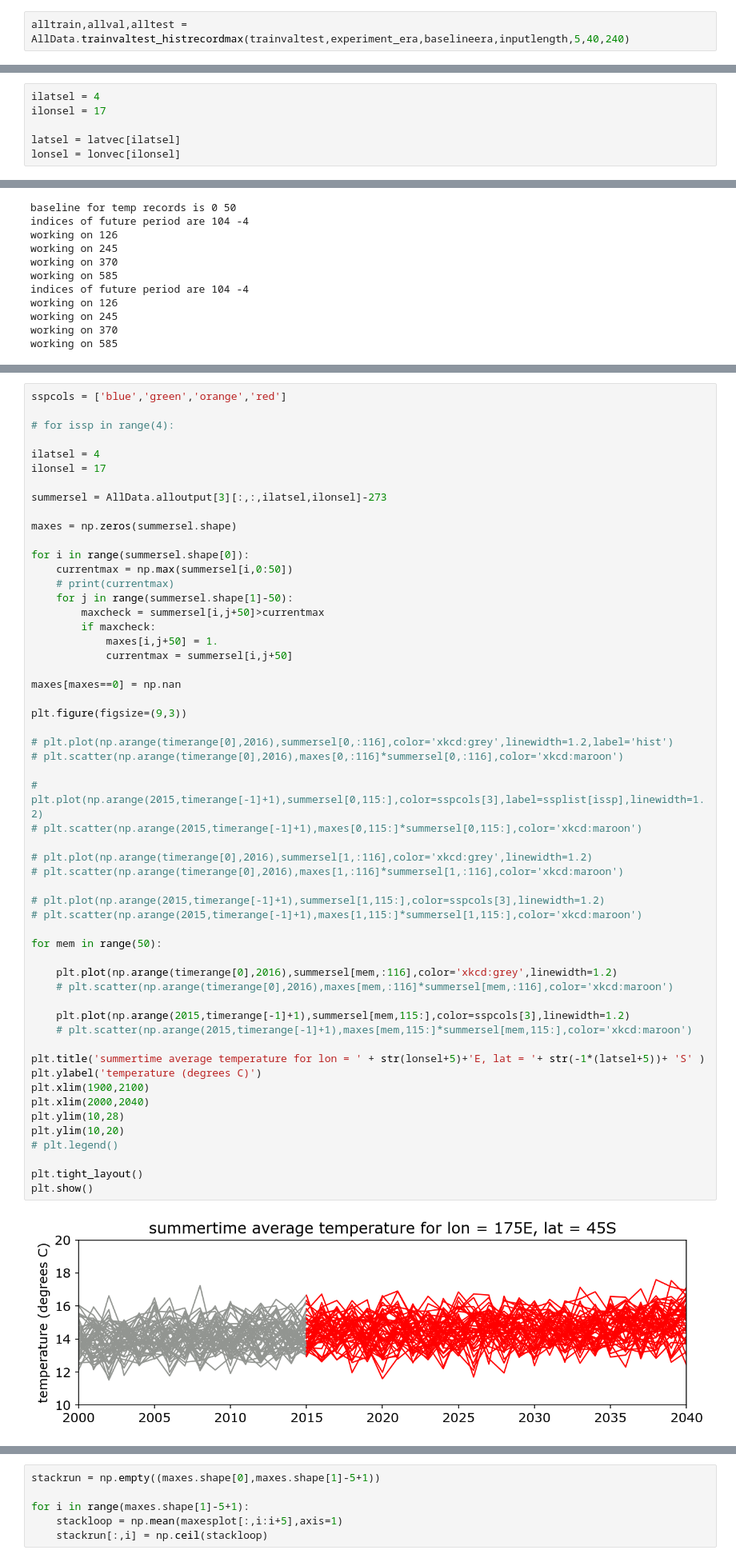
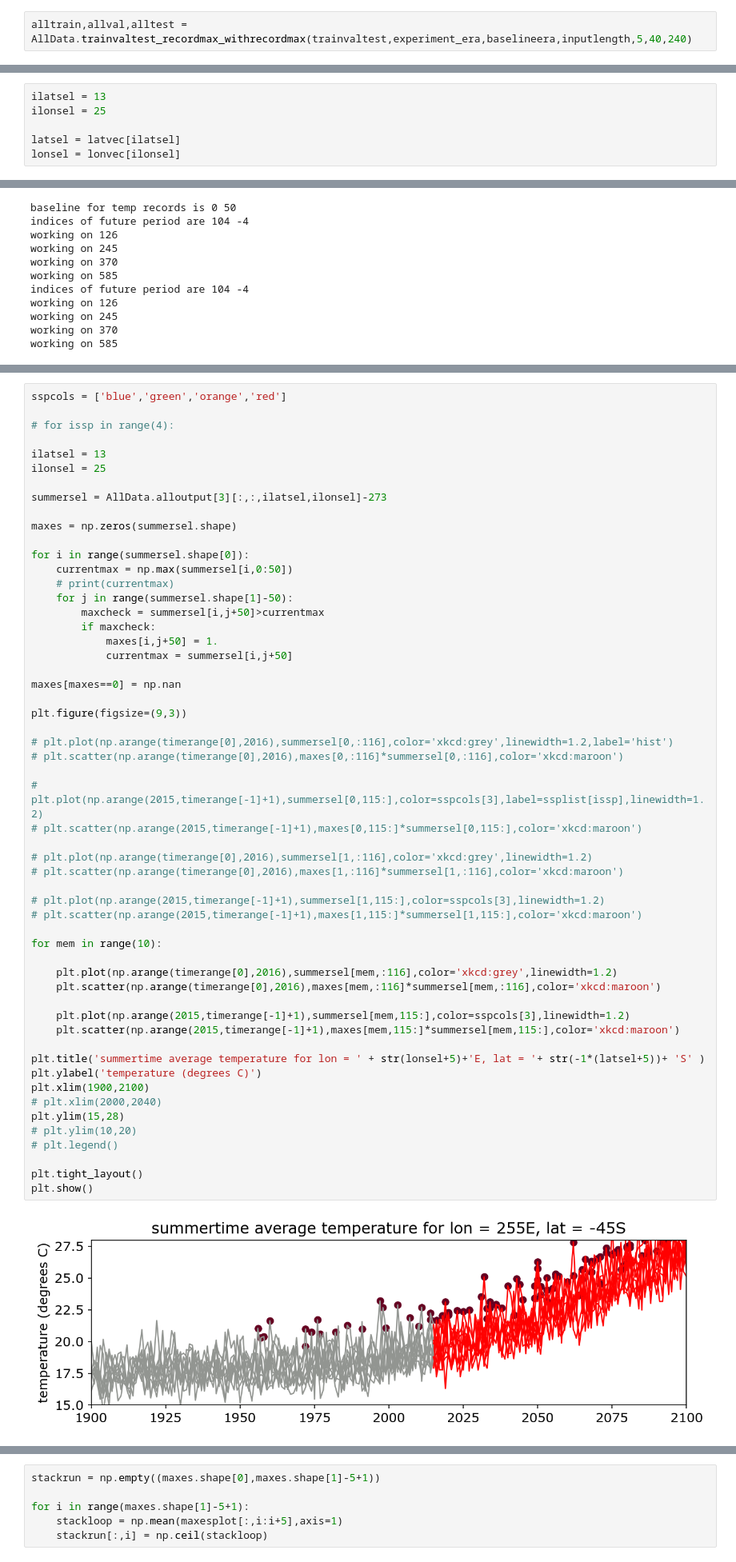
Before and after one commit to emily-gordy/predictability-emergence, a Jupyter notebook: gridpointmodel.ipynb, the cells around one changed output, grey strips where cells are left out. Shown at 80% size. Saved outputs shown, nothing was run; the diff lists cells and outputs as text.

Commit message:
visualisations and perturbations

```diff
--- a/gridpointmodel.ipynb
+++ b/gridpointmodel.ipynb
@@ -115,5 +115,5 @@ data/MPI_annualmean_245_tos_1900-2100.pkl
 data/MPI_annualmean_370_tos_1900-2100.pkl
 data/MPI_annualmean_585_tos_1900-2100.pkl
 # %%
-alltrain,allval,alltest = AllData.trainvaltest_histrecordmax(trainvaltest,experiment_era,baselineera,inputlength,5,40,240)
+alltrain,allval,alltest = AllData.trainvaltest_recordmax_withrecordmax(trainvaltest,experiment_era,baselineera,inputlength,5,40,240)
 # %% [output]
@@ -206,8 +190,8 @@ ilatsel corresponds to the index of the latitude. Convert to lat coordinate by l
 
 ilonsel corresponds to the index of the longitude. Convert to lon coorditate by lon = (ilonsel) $\times$ 10
 # %%
-ilatsel = 4
-ilonsel = 17
+ilatsel = 13
+ilonsel = 25
 
 latsel = latvec[ilatsel]
 lonsel = lonvec[ilonsel]
@@ -285,8 +269,8 @@ sspcols = ['blue','green','orange','red']
 
 # for issp in range(4):
 
-ilatsel = 4
-ilonsel = 17
+ilatsel = 13
+ilonsel = 25
 
 summersel = AllData.alloutput[3][:,:,ilatsel,ilonsel]-273
 
@@ -303,40 +287,40 @@ for i in range(summersel.shape[0]):
 
 maxes[maxes==0] = np.nan
 
 plt.figure(figsize=(9,3))
 
 # plt.plot(np.arange(timerange[0],2016),summersel[0,:116],color='xkcd:grey',linewidth=1.2,label='hist')
 # plt.scatter(np.arange(timerange[0],2016),maxes[0,:116]*summersel[0,:116],color='xkcd:maroon')
 
 # plt.plot(np.arange(2015,timerange[-1]+1),summersel[0,115:],color=sspcols[3],label=ssplist[issp],linewidth=1.2)
 # plt.scatter(np.arange(2015,timerange[-1]+1),maxes[0,115:]*summersel[0,115:],color='xkcd:maroon')
 
 # plt.plot(np.arange(timerange[0],2016),summersel[1,:116],color='xkcd:grey',linewidth=1.2)
 # plt.scatter(np.arange(timerange[0],2016),maxes[1,:116]*summersel[1,:116],color='xkcd:maroon')
 
 # plt.plot(np.arange(2015,timerange[-1]+1),summersel[1,115:],color=sspcols[3],linewidth=1.2)
 # plt.scatter(np.arange(2015,timerange[-1]+1),maxes[1,115:]*summersel[1,115:],color='xkcd:maroon')
 
-for mem in range(50):
+for mem in range(10):
 
     plt.plot(np.arange(timerange[0],2016),summersel[mem,:116],color='xkcd:grey',linewidth=1.2)
-    # plt.scatter(np.arange(timerange[0],2016),maxes[mem,:116]*summersel[mem,:116],color='xkcd:maroon')
+    plt.scatter(np.arange(timerange[0],2016),maxes[mem,:116]*summersel[mem,:116],color='xkcd:maroon')
 
     plt.plot(np.arange(2015,timerange[-1]+1),summersel[mem,115:],color=sspcols[3],linewidth=1.2)
-    # plt.scatter(np.arange(2015,timerange[-1]+1),maxes[mem,115:]*summersel[mem,115:],color='xkcd:maroon')
+    plt.scatter(np.arange(2015,timerange[-1]+1),maxes[mem,115:]*summersel[mem,115:],color='xkcd:maroon')
 
 plt.title('summertime average temperature for lon = ' + str(lonsel+5)+'E, lat = '+ str(-1*(latsel+5))+ 'S' )
 plt.ylabel('temperature (degrees C)')
 plt.xlim(1900,2100)
-plt.xlim(2000,2040)
-plt.ylim(10,28)
-plt.ylim(10,20)
+# plt.xlim(2000,2040)
+plt.ylim(15,28)
+# plt.ylim(10,20)
 # plt.legend()
 
 plt.tight_layout()
 plt.show()
 # %% [output]
-[figure, old version]
+[figure, new version]
 # %%
 sspcols = ['blue','green','orange','red']
 
```
Also changed, not shown: parts of 11 cells of this notebook, 5 other files.
